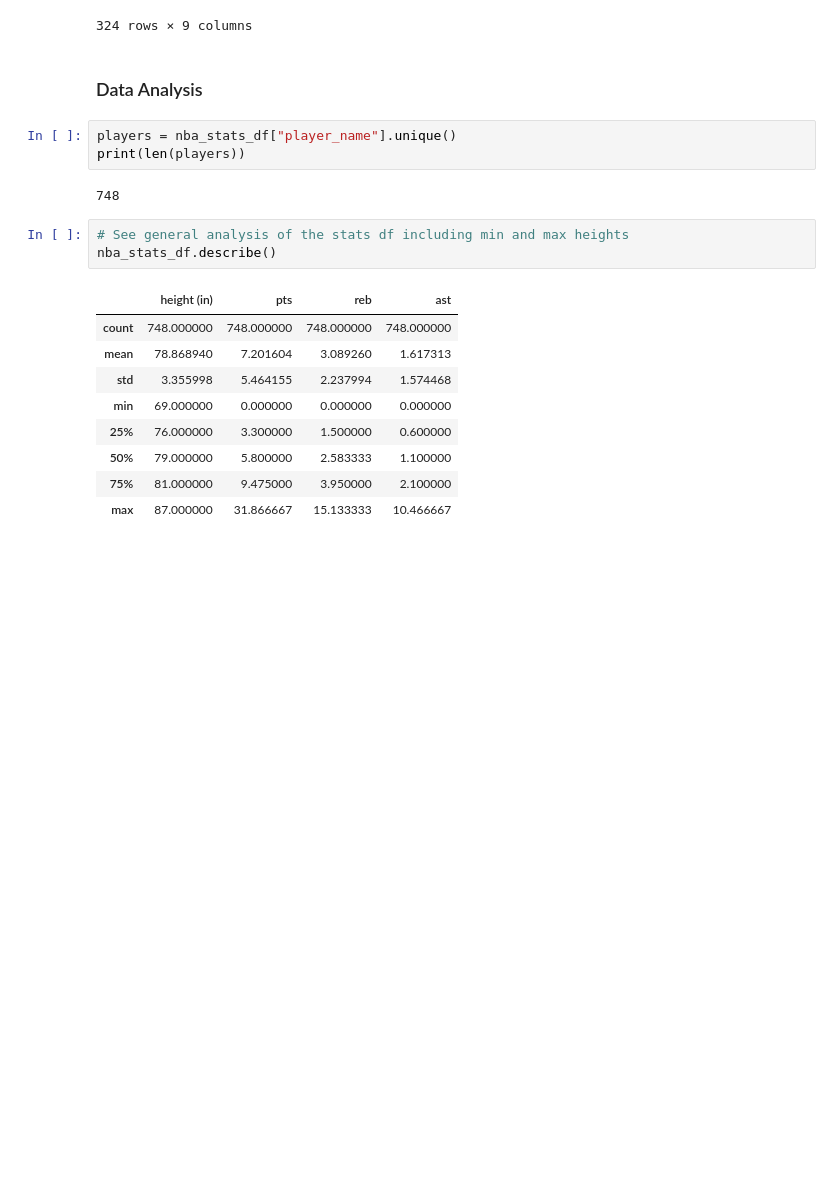
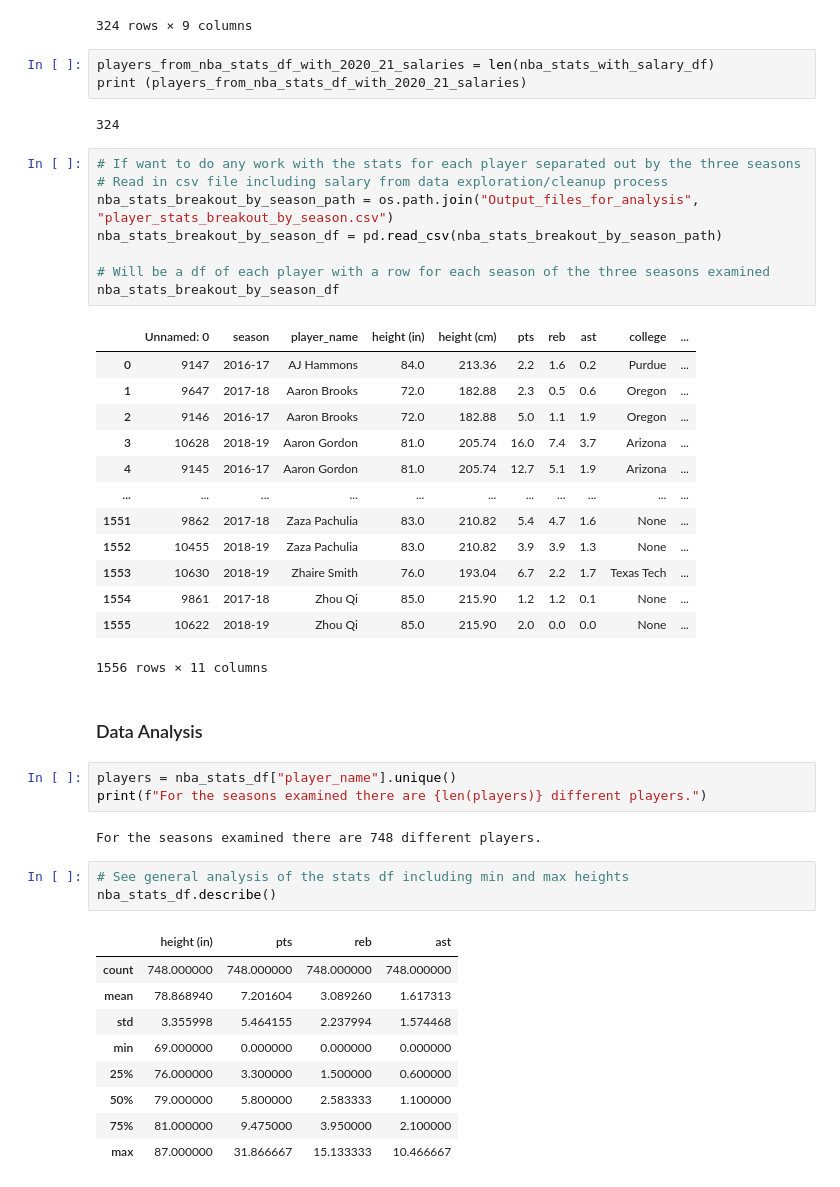
Before and after one commit to ic17rey/butler-groupA-project1, a Jupyter notebook: nba_height_project_analysis.ipynb, the cells around one changed output. Saved outputs shown, nothing was run; the diff lists cells and outputs as text; blank space fills up the shorter version.

```diff
--- a/nba_height_project_analysis.ipynb
+++ b/nba_height_project_analysis.ipynb
@@ -90,13 +90,40 @@ nba_stats_with_salary_df
 | 322 | Zach LaVine | 77.0 | 19.766667 | 4.000000 | 3.500000 | UCLA | USA | MIN | 19500000.0 |
 | 323 | Zhaire Smith | 76.0 | 6.700000 | 2.200000 | 1.700000 | Texas Tech | USA | PHI | 3204600.0 |
 324 rows × 9 columns
+# %%
+players_from_nba_stats_df_with_2020_21_salaries = len(nba_stats_with_salary_df)
+print (players_from_nba_stats_df_with_2020_21_salaries)
+# %% [output]
+324
+# %%
+# If want to do any work with the stats for each player separated out by the three seasons
+# Read in csv file including salary from data exploration/cleanup process
+nba_stats_breakout_by_season_path = os.path.join("Output_files_for_analysis", "player_stats_breakout_by_season.csv")
+nba_stats_breakout_by_season_df = pd.read_csv(nba_stats_breakout_by_season_path)
+
+# Will be a df of each player with a row for each season of the three seasons examined
+nba_stats_breakout_by_season_df
+# %% [output]
+|  | Unnamed: 0 | season | player_name | height (in) | height (cm) | pts | reb | ast | college | ... |
+| 0 | 9147 | 2016-17 | AJ Hammons | 84.0 | 213.36 | 2.2 | 1.6 | 0.2 | Purdue | ... |
+| 1 | 9647 | 2017-18 | Aaron Brooks | 72.0 | 182.88 | 2.3 | 0.5 | 0.6 | Oregon | ... |
+| 2 | 9146 | 2016-17 | Aaron Brooks | 72.0 | 182.88 | 5.0 | 1.1 | 1.9 | Oregon | ... |
+| 3 | 10628 | 2018-19 | Aaron Gordon | 81.0 | 205.74 | 16.0 | 7.4 | 3.7 | Arizona | ... |
+| 4 | 9145 | 2016-17 | Aaron Gordon | 81.0 | 205.74 | 12.7 | 5.1 | 1.9 | Arizona | ... |
+| ... | ... | ... | ... | ... | ... | ... | ... | ... | ... | ... |
+| 1551 | 9862 | 2017-18 | Zaza Pachulia | 83.0 | 210.82 | 5.4 | 4.7 | 1.6 | None | ... |
+| 1552 | 10455 | 2018-19 | Zaza Pachulia | 83.0 | 210.82 | 3.9 | 3.9 | 1.3 | None | ... |
+| 1553 | 10630 | 2018-19 | Zhaire Smith | 76.0 | 193.04 | 6.7 | 2.2 | 1.7 | Texas Tech | ... |
+| 1554 | 9861 | 2017-18 | Zhou Qi | 85.0 | 215.90 | 1.2 | 1.2 | 0.1 | None | ... |
+| 1555 | 10622 | 2018-19 | Zhou Qi | 85.0 | 215.90 | 2.0 | 0.0 | 0.0 | None | ... |
+1556 rows × 11 columns
 # %% [markdown]
 ### Data Analysis
 # %%
 players = nba_stats_df["player_name"].unique()
-print(len(players))
+print(f"For the seasons examined there are {len(players)} different players.")
 # %% [output]
-748
+For the seasons examined there are 748 different players.
 # %%
 # See general analysis of the stats df including min and max heights
 nba_stats_df.describe()
```
Also changed, not shown: parts of 24 cells of this notebook, 3 other files.
